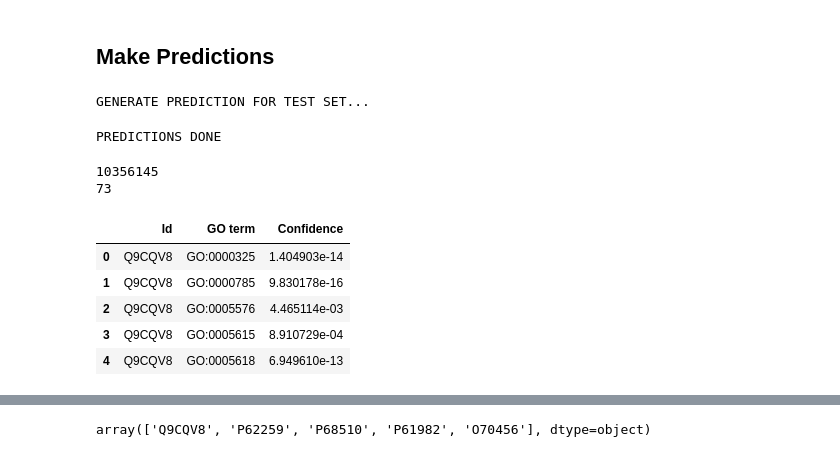
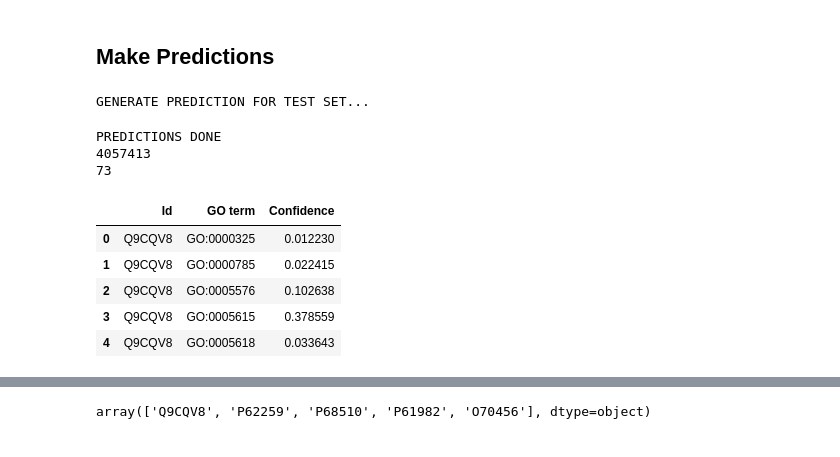
Before and after one commit to oshbocker/CAFA, a Jupyter notebook: CAFA_baseline.ipynb, the cells around one changed output, grey strips where cells are left out. Cells and saved outputs as stored; diff of their text form; code cells hidden in the pictures.

```diff
--- a/CAFA_baseline.ipynb
+++ b/CAFA_baseline.ipynb
@@ -643,2 +564,4 @@ EPOCH  12
 # %%
 # Weighted F1 Score?
+# %%
+t5_CCO_model, t5_CCO_losses, t5_CCO_scores = train_model(embeddings_source="T5", subontology="CCO", num_labels=CCO_num_labels, model_type="linear")
@@ -728,5 +678,5 @@ EPOCH  12
 # %%
-protbert_model, protbert_losses, protbert_scores = train_model(embeddings_source="T5",model_type="linear")
+t5_MFO_model, t5_MFO_losses, t5_MFO_scores = train_model(embeddings_source="T5", subontology="MFO", num_labels=MFO_num_labels, model_type="linear")
 # %% [output]
 BEGIN TRAINING...
 EPOCH  1
@@ -835,0 +788,2 @@ plt.show()
+# %%
+t5_BPO_model, t5_BPO_losses, t5_BPO_scores = train_model(embeddings_source="T5", subontology="BPO", num_labels=BPO_num_labels, model_type="linear")
@@ -838,17 +925,12 @@ plt.show()
 # %%
-def predict(embeddings_source):
+def predict(embeddings_source, subontology):
 
-    test_dataset = ProteinSequenceDataset(datatype="test", embeddings_source = embeddings_source)
+    test_dataset = ProteinSequenceDataset(datatype="test", embeddings_source = embeddings_source, subontology=subontology)
     test_dataloader = torch.utils.data.DataLoader(test_dataset, batch_size=1, shuffle=False)
 
-    if embeddings_source == "T5":
-        model = t5_model
-    if embeddings_source == "ProtBERT":
-        model = protbert_model
-    if embeddings_source == "ESM2":
-        model = esm2_model
-    if embeddings_source == "Concat":
-        model = cat_model
+    model = model_map[subontology][embeddings_source]
+    label_cols = model_map[subontology]["labels"]
+    num_labels = model_map[subontology]["num_labels"]
 
     model.eval()
 
@@ -857,34 +939,32 @@ def predict(embeddings_source):
     labels_names = [label.split('_')[-1] for label in label_cols]
     print("GENERATE PREDICTION FOR TEST SET...")
 
-    ids_ = np.empty(shape=(len(test_dataloader)*CFG.num_labels,), dtype=object)
-    go_terms_ = np.empty(shape=(len(test_dataloader)*CFG.num_labels,), dtype=object)
-    confs_ = np.empty(shape=(len(test_dataloader)*CFG.num_labels,), dtype=np.float32)
+    ids_ = np.empty(shape=(len(test_dataloader)*num_labels,), dtype=object)
+    go_terms_ = np.empty(shape=(len(test_dataloader)*num_labels,), dtype=object)
+    confs_ = np.empty(shape=(len(test_dataloader)*num_labels,), dtype=np.float32)
 
     for i, (embed, id) in tqdm(enumerate(test_dataloader)):
         embed = embed.to(CFG.device)
-        confs_[i*CFG.num_labels:(i+1)*CFG.num_labels] = torch.nn.functional.sigmoid(model(embed)).squeeze().detach().cpu().numpy()
-        ids_[i*CFG.num_labels:(i+1)*CFG.num_labels] = id[0]
-        go_terms_[i*CFG.num_labels:(i+1)*CFG.num_labels] = labels_names
+        confs_[i*num_labels:(i+1)*num_labels] = torch.nn.functional.sigmoid(model(embed)).squeeze().detach().cpu().numpy()
+        ids_[i*num_labels:(i+1)*num_labels] = id[0]
+        go_terms_[i*num_labels:(i+1)*num_labels] = labels_names
 
     submission_df = pd.DataFrame(data={"Id" : ids_, "GO term" : go_terms_, "Confidence" : confs_})
     print("PREDICTIONS DONE")
     return submission_df
-# %%
-initial_submission_df = predict("ProtBERT")
-# %% [output]
-GENERATE PREDICTION FOR TEST SET...
-PREDICTIONS DONE
 # %%
-print(len(initial_submission_df))
-print(len(initial_submission_df["GO term"].unique()))
-initial_submission_df.head()
+CCO_submission_df = predict("T5", "CCO")
+print(len(CCO_submission_df))
+print(len(CCO_submission_df["GO term"].unique()))
+CCO_submission_df.head()
 # %% [output]
-10356145
-73
+GENERATE PREDICTION FOR TEST SET...
+PREDICTIONS DONE
+4057413
+73
 |  | Id | GO term | Confidence |
-| 0 | Q9CQV8 | GO:0000325 | 1.404903e-14 |
-| 1 | Q9CQV8 | GO:0000785 | 9.830178e-16 |
-| 2 | Q9CQV8 | GO:0005576 | 4.465114e-03 |
-| 3 | Q9CQV8 | GO:0005615 | 8.910729e-04 |
-| 4 | Q9CQV8 | GO:0005618 | 6.949610e-13 |
+| 0 | Q9CQV8 | GO:0000325 | 0.012230 |
+| 1 | Q9CQV8 | GO:0000785 | 0.022415 |
+| 2 | Q9CQV8 | GO:0005576 | 0.102638 |
+| 3 | Q9CQV8 | GO:0005615 | 0.378559 |
+| 4 | Q9CQV8 | GO:0005618 | 0.033643 |
```
Also changed, not shown: parts of 45 cells of this notebook.
